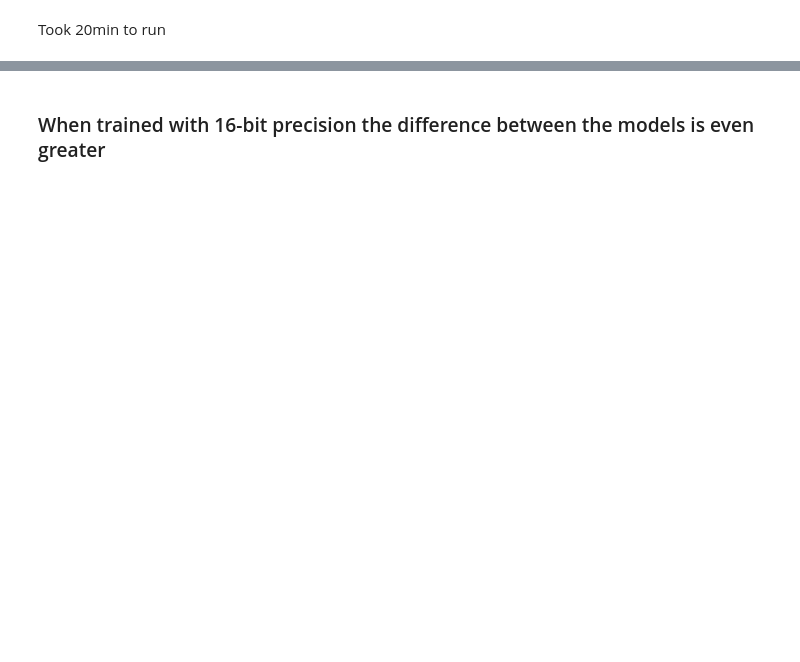
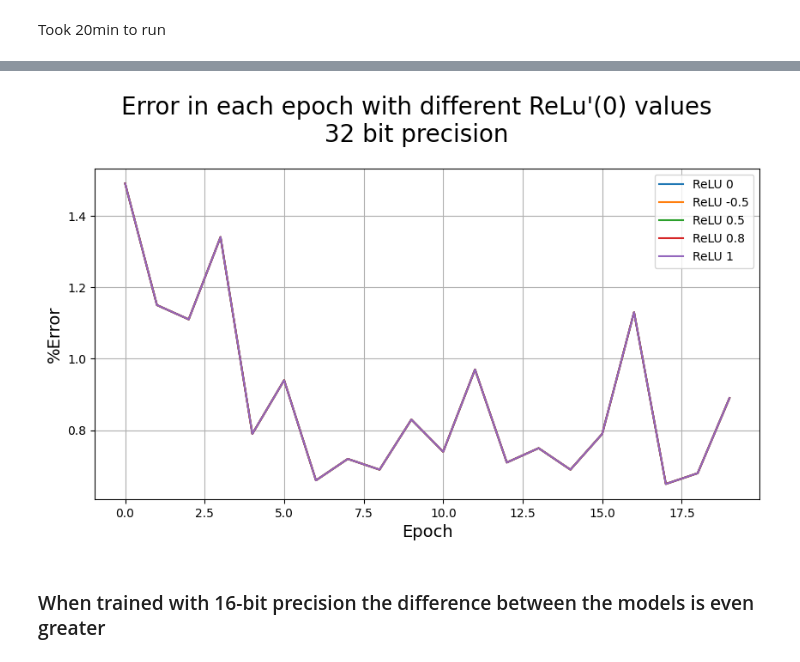
Before and after one commit to CS-433/ml-project-2-ristrettolearning-2, a Jupyter notebook: notebooks/convolutional_experiment.ipynb, the cells around one changed output, grey strips where cells are left out. Saved outputs shown, nothing was run; the diff lists cells and outputs as text; code cells hidden in the pictures; blank space fills up the shorter version.

```diff
--- a/notebooks/convolutional_experiment.ipynb
+++ b/notebooks/convolutional_experiment.ipynb
@@ -127,16 +161,18 @@ model32_epoch = get_epoch_val(metrics_32, epochs=epochs, batch_size=128)
 # %%
 fig = plt.figure(figsize=(10,5))
 plt.plot((1-model32_epoch[1])*100, label='ReLU 0')
-plt.plot((1-model32_epoch[2])*100, label='ReLU 1')
-plt.plot((1-model32_epoch[3])*100, label='ReLU 2')
-plt.plot((1-model32_epoch[4])*100, label='ReLU 4')
-plt.plot((1-model32_epoch[5])*100, label='ReLU 8')
+plt.plot((1-model32_epoch[2])*100, label='ReLU -0.5')
+plt.plot((1-model32_epoch[3])*100, label='ReLU 0.5')
+plt.plot((1-model32_epoch[4])*100, label='ReLU 0.8')
+plt.plot((1-model32_epoch[5])*100, label='ReLU 1')
 plt.ylabel('%Error', fontsize=14)
 plt.xlabel('Epoch', fontsize=14)
 plt.suptitle("Error in each epoch with different ReLu'(0) values\n 32 bit precision ", fontsize=20, y=1.05)
 plt.legend()
 plt.grid()
 plt.show()
+# %% [output]
+[figure, added]
 # %% [markdown]
 ### When trained with 16-bit precision the difference between the models is even greater
 # %%
```
Also changed, not shown: parts of 13 cells of this notebook, 1 other file.
